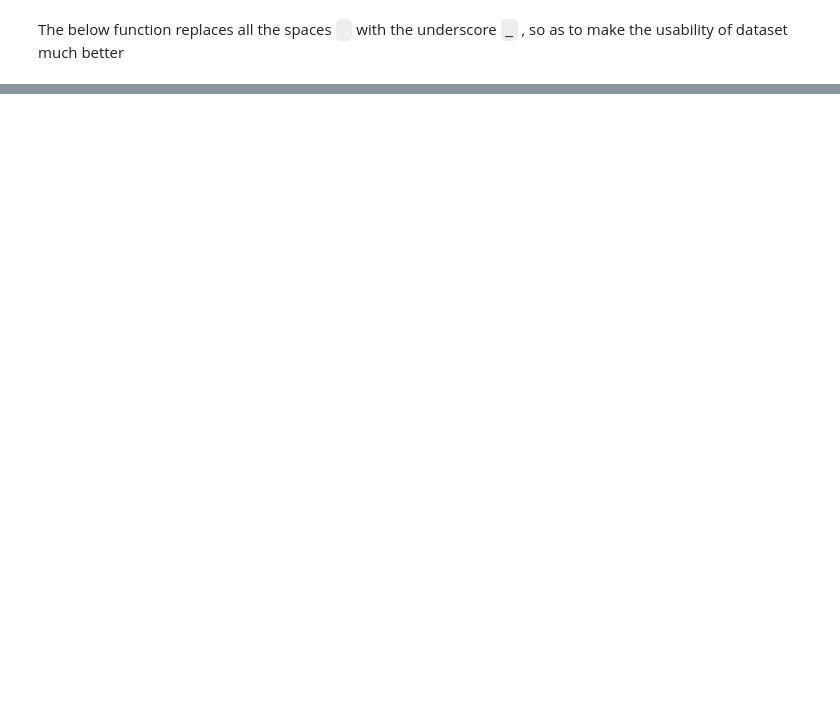
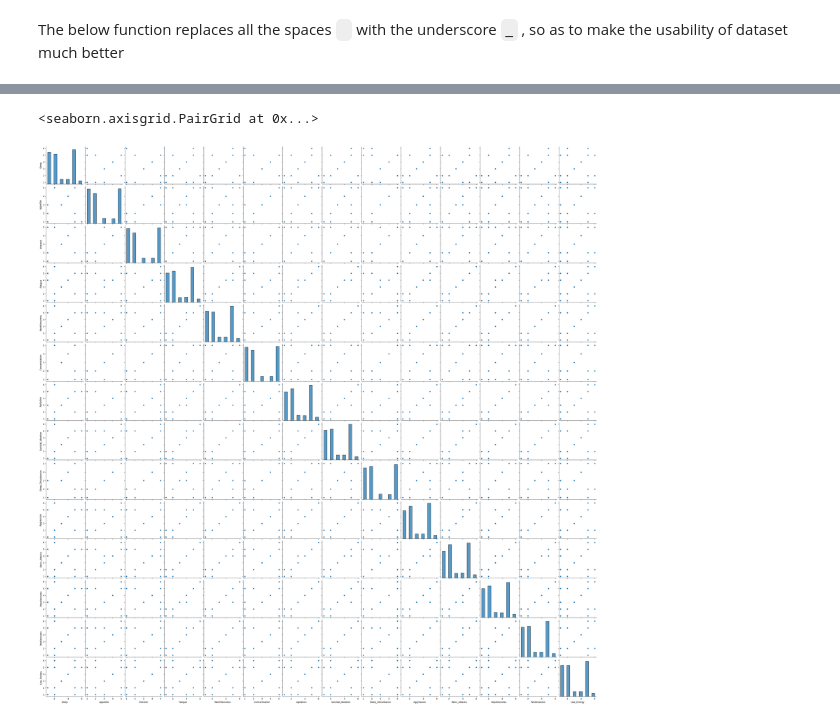
Before and after one commit to sksarvesh007/kaggle-EDAs, a Jupyter notebook: Mental Health Detection Dataset/mental_health_EDA.ipynb, the cells around one changed output, grey strips where cells are left out. Drawn from its saved outputs; the diff is of its cells as text; code cells hidden in the pictures; blank space fills up the shorter version.

```diff
--- a/Mental Health Detection Dataset/mental_health_EDA.ipynb
+++ b/Mental Health Detection Dataset/mental_health_EDA.ipynb
@@ -176,0 +172,5 @@ from sklearn
+# %%
+sns.pairplot(data=df , kind="scatter")
+# %% [output]
+<seaborn.axisgrid.PairGrid at 0x...>
+[figure, added]
```
Also changed, not shown: parts of 15 cells of this notebook.
